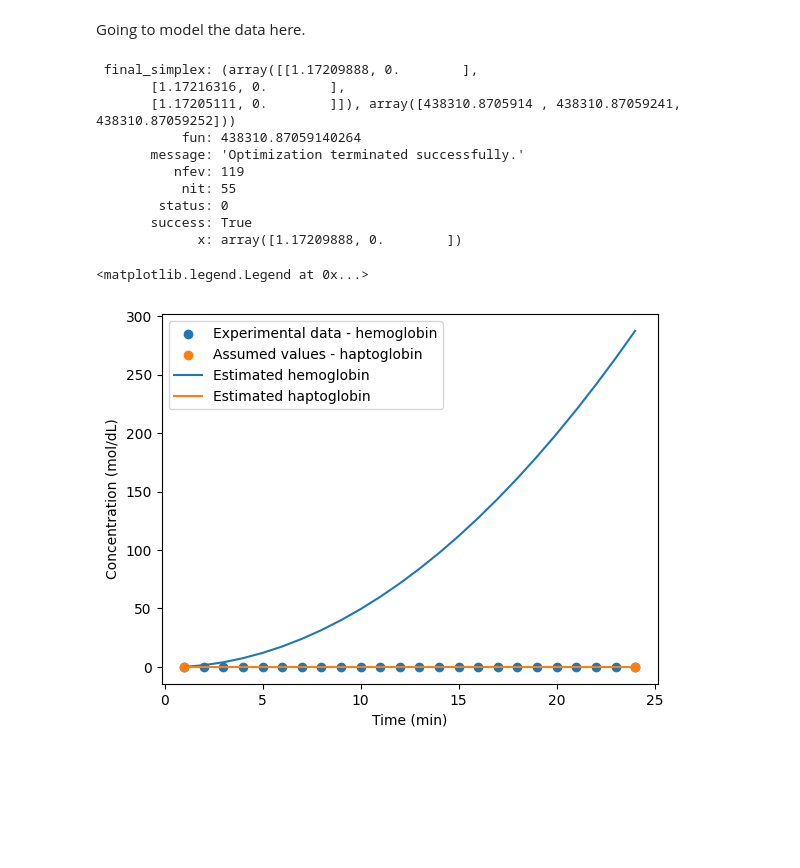
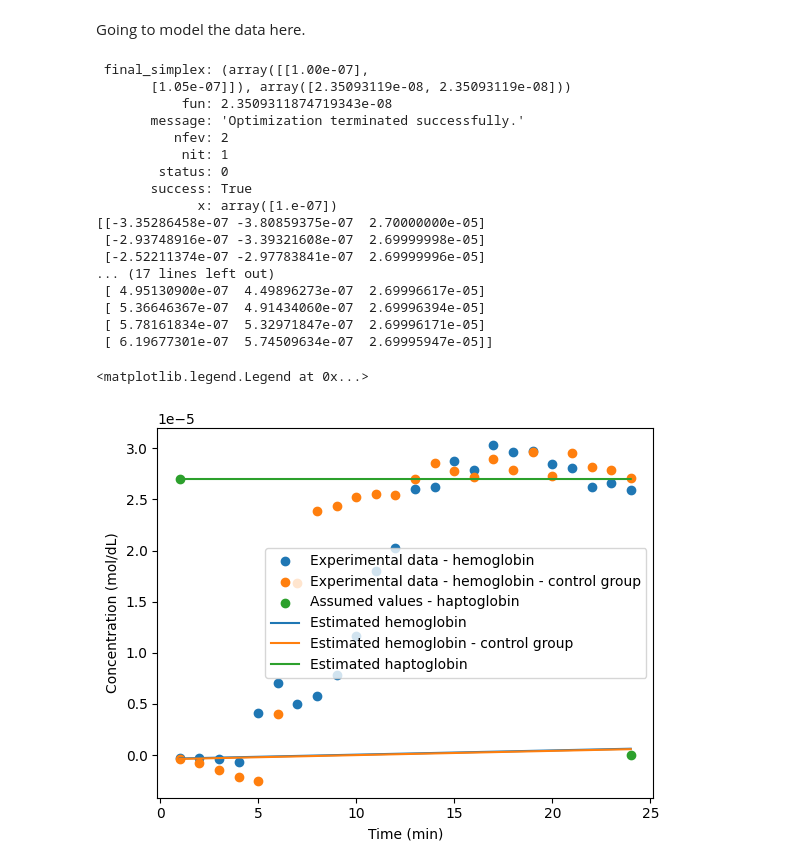
Before and after one commit to mdsnbutler/ChE2410-Project-2, a Jupyter notebook: 2_data_modelling.ipynb, the cells around one changed output. Cells and saved outputs as stored; diff of their text form; code cells hidden in the pictures; blank space fills up the shorter version.

```diff
--- a/2_data_modelling.ipynb
+++ b/2_data_modelling.ipynb
@@ -3,59 +3,71 @@ Going to model the data here.
 # %%
 import numpy as np
 from matplotlib import pyplot as plt
 import pandas as pd
 from scipy.integrate import odeint
 from scipy.optimize import minimize
 from scipy.optimize import Bounds
 from plotdf import plotdf
 
 data = pd.read_excel('data.xlsx')
 
-hbin = 2.344E-6
-hpin = hbin*10
+time = np.linspace(1, 24, 24)
+hbin = 2.7E-5
+hpin = hbin
 hpx = [1, 24]
-hpy = [(hpin), 0]
-ic = (0, (hpin))
-ac = (1E-4, 1E-8)
+hpy = [hpin, 0]
+ic = ([data.loc[0, "hpadj mol/dL"], data.loc[0, "cadj mol/dL"], hpin])
+ac = (10E-8)
+s=1.38476998e-05
+mu=6.86142089e+00
 
-def func(x, GB, kr, V=3.4):
-    dB = GB - kr * x[0] * x[1]
-    dP = - kr * x[0]  * x[1]
-    return(dB, dP)
+def func(x, kr, self):
+    dB = - kr * x[0] * x[1] + s/((((x[0]-mu)**2)+1)**(3/2))
+    dC = s/((((x[0]-mu)**2)+1)**(3/2))
+    dP = - kr * x[0] * x[1]
+    return(dB, dC, dP)
 
-def err(params):
-    GB, kr = params
-    ODEoutputB = odeint(func, ic, data["time"], args = (GB, kr))
-    ODEoutputP = odeint(func, ic, hpx, args = (GB, kr))
-    errB = (ODEoutputB[:,0] - data["mol/dL"])**2
-    errP = (ODEoutputP[:,1] - hpy)**2
-    return (np.sum(errB) + 100*np.sum(errP))
+def err(kr):
+    ODEoutput = odeint(func, ic, time, args = (kr,))
+    errB = (ODEoutput[:,0] - data["hpadj mol/dL"])**2
+    errC = (ODEoutput[:,1] - data["cadj mol/dL"])**2
+    errP = (np.array(ODEoutput[0,2], ODEoutput[23, 2]) - np.array(hpy))**2
+    return (np.sum(errB) + np.sum(errC) + np.sum(errP))
 
-bounds = ([0, 1E100], [0, 1E100])
-sol = minimize(err, x0 = ac, bounds = bounds, method='Nelder-Mead')
+sol = minimize(err, x0 = ac, method = "Nelder-Mead")
 print(sol)
 
-fitdata = odeint(func, ic, data["time"], args=(sol.x[0], sol.x[1]))
-plt.scatter(data["time"], data['mol/dL'], label = "Experimental data - hemoglobin")
+fitdata = odeint(func, ic, data["time"], args=(sol.x[0],))
+#print(fitdata)
+plt.scatter(data["time"], data['hpadj mol/dL'], label = "Experimental data - hemoglobin")
+plt.scatter(data["time"], data['cadj mol/dL'], label = "Experimental data - hemoglobin - control group")
 plt.scatter(hpx, hpy, label = "Assumed values - haptoglobin")
 plt.plot(data["time"], fitdata[:,0], label = "Estimated hemoglobin")
-plt.plot(data["time"], fitdata[:,1], label = "Estimated haptoglobin")
+plt.plot(data["time"], fitdata[:,1], label = "Estimated hemoglobin - control group")
+plt.plot(data["time"], fitdata[:,2], label = "Estimated haptoglobin")
 plt.xlabel("Time (min)")
 plt.ylabel("Concentration (mol/dL)")
 plt.legend()
 # %% [output]
- final_simplex: (array([[1.17209888, 0.        ],
-       [1.17216316, 0.        ],
-       [1.17205111, 0.        ]]), array([438310.8705914 , 438310.87059241, 438310.87059252]))
-           fun: 438310.87059140264
+ final_simplex: (array([[1.00e-07],
+       [1.05e-07]]), array([2.35093119e-08, 2.35093119e-08]))
+           fun: 2.3509311874719343e-08
        message: 'Optimization terminated successfully.'
-          nfev: 119
-           nit: 55
+          nfev: 2
+           nit: 1
         status: 0
        success: True
-             x: array([1.17209888, 0.        ])
+             x: array([1.e-07])
+[[-3.35286458e-07 -3.80859375e-07  2.70000000e-05]
+ [-2.93748916e-07 -3.39321608e-07  2.69999998e-05]
+ [-2.52211374e-07 -2.97783841e-07  2.69999996e-05]
+... (17 lines left out)
+ [ 4.95130900e-07  4.49896273e-07  2.69996617e-05]
+ [ 5.36646367e-07  4.91434060e-07  2.69996394e-05]
+ [ 5.78161834e-07  5.32971847e-07  2.69996171e-05]
+ [ 6.19677301e-07  5.74509634e-07  2.69995947e-05]]
 <matplotlib.legend.Legend at 0x...>
-[figure, old version]
+[figure, new version]
 # %%
 # plotdf(func, # Function giving the rhs of the diff. eq. system
 #      np.array([0,200]), # [xmin,xmax]
```
Also changed, not shown: parts of 1 cell of this notebook, 1 other file.
